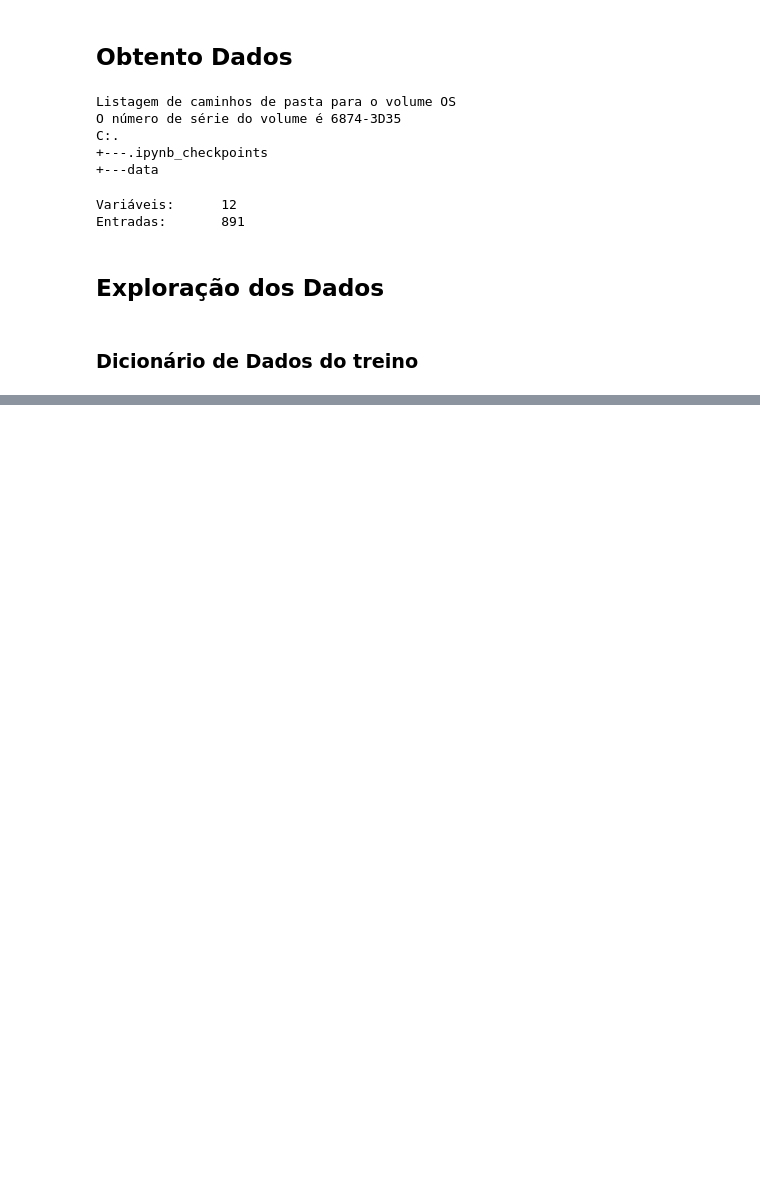
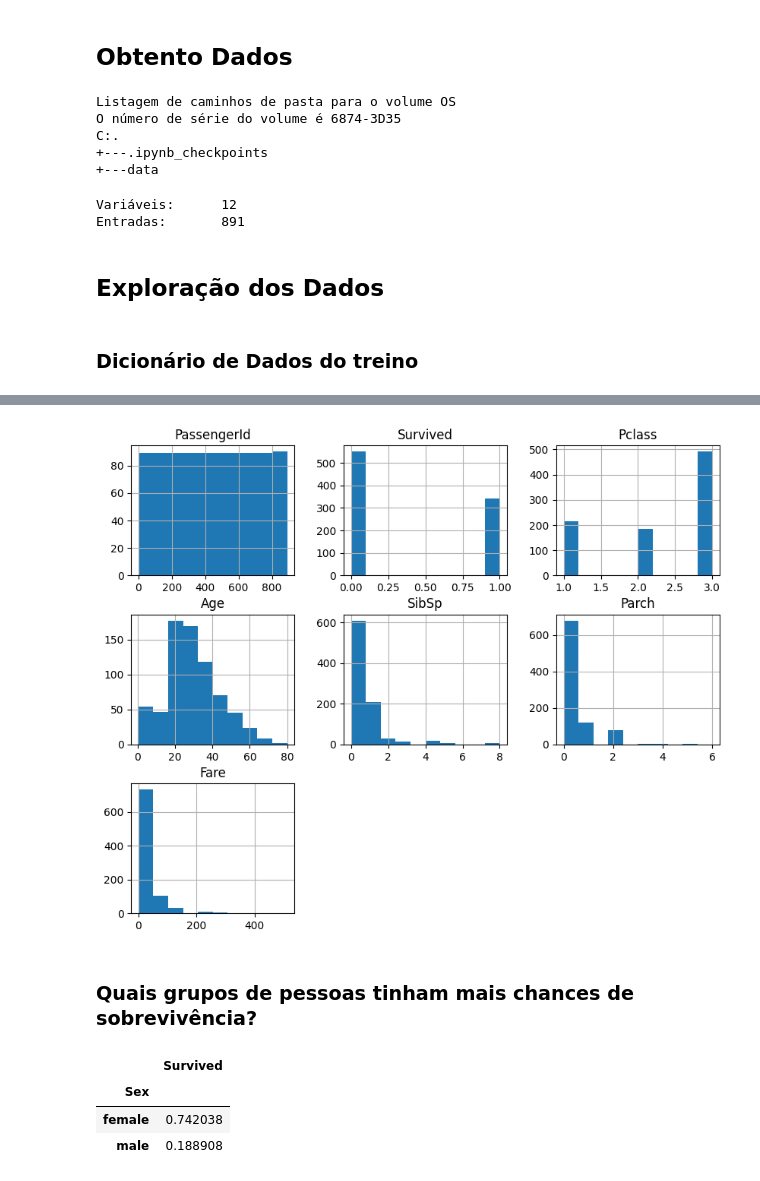
Before and after one commit to h3nriq/titanic-competition, a Jupyter notebook: Competição Titanic - Kaggle.ipynb, the cells around one changed output, grey strips where cells are left out. Saved outputs shown, nothing was run; the diff lists cells and outputs as text; code cells hidden in the pictures; blank space fills up the shorter version.

```diff
--- a/Competição Titanic - Kaggle.ipynb
+++ b/Competição Titanic - Kaggle.ipynb
@@ -381,0 +157,15 @@ Numero da passagem
+# %%
+# ver histograma das variáveis numéricas
+train.hist(figsize=(10,8));
+# %% [output]
+[figure, added]
+# %% [markdown]
+### Quais grupos de pessoas tinham mais chances de sobrevivência?
+# %%
+# Analisar a probabilidade de sobrevivência pelo Sexo
+train[['Sex', 'Survived']].groupby(['Sex']).mean()
+# %% [output]
+|  | Survived |
+| Sex |  |
+| female | 0.742038 |
+| male | 0.188908 |
```
Also changed, not shown: parts of 59 cells of this notebook, 2 other files.
